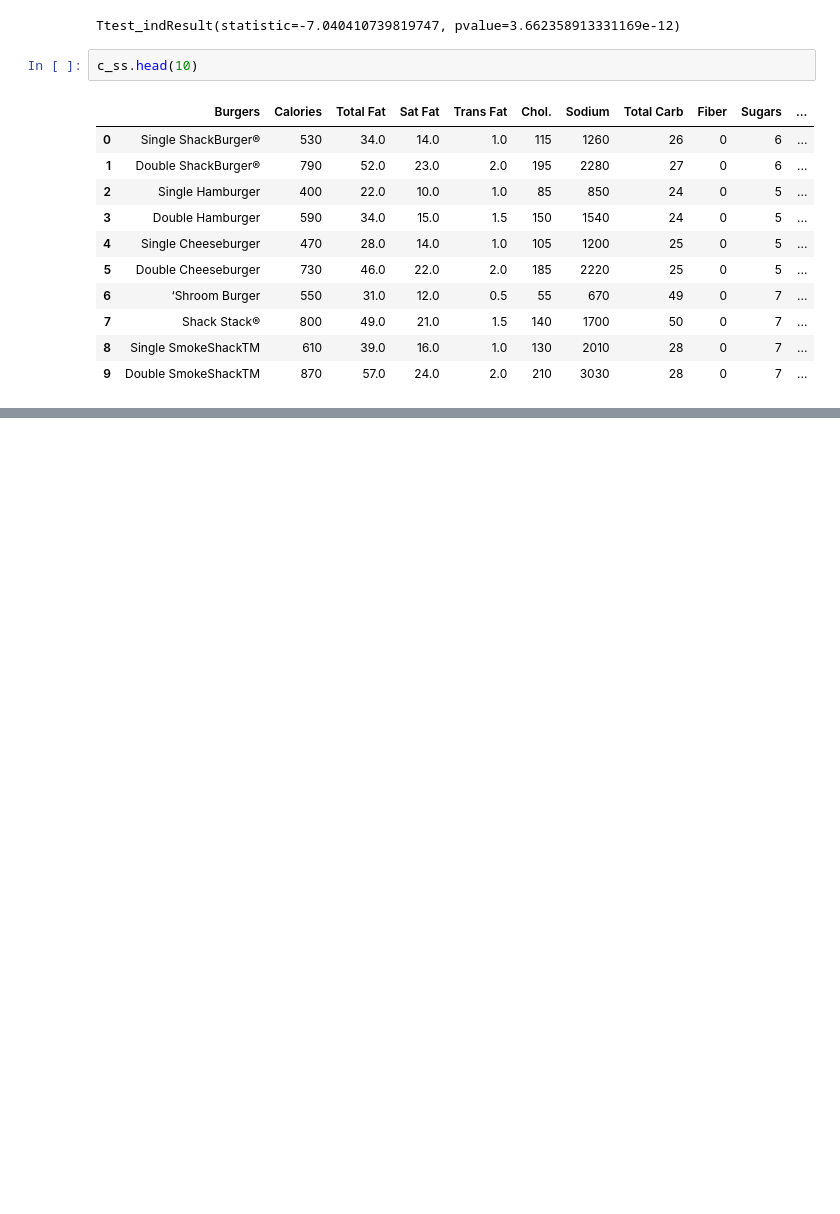
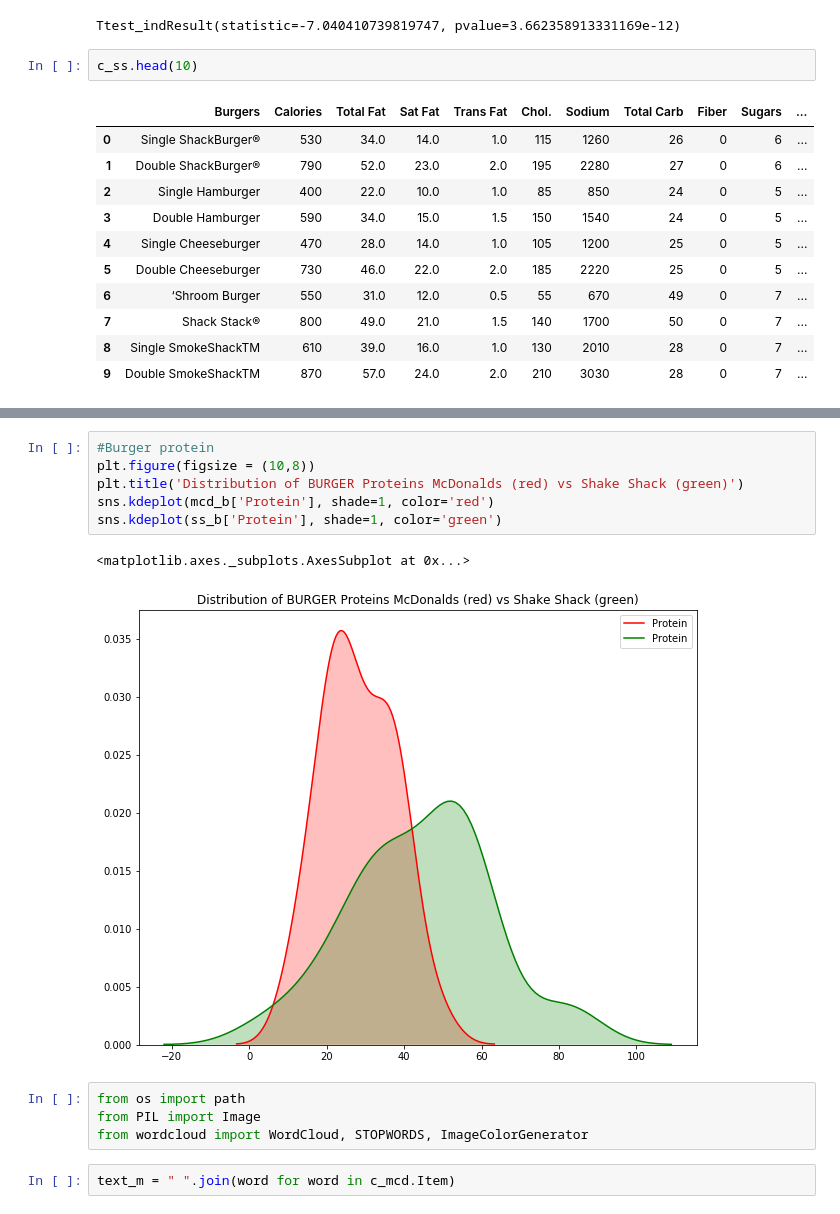
Before and after one commit to agorina91/burgers, a Jupyter notebook: Burger_Statistics.ipynb, the cells around one changed output, grey strips where cells are left out. Drawn from its saved outputs; the diff is of its cells as text; blank space fills up the shorter version.

```diff
--- a/Burger_Statistics.ipynb
+++ b/Burger_Statistics.ipynb
@@ -361,0 +432,15 @@ c_mcd.head(10)
+# %%
+#Burger protein
+plt.figure(figsize = (10,8))
+plt.title('Distribution of BURGER Proteins McDonalds (red) vs Shake Shack (green)')
+sns.kdeplot(mcd_b['Protein'], shade=1, color='red')
+sns.kdeplot(ss_b['Protein'], shade=1, color='green')
+# %% [output]
+<matplotlib.axes._subplots.AxesSubplot at 0x...>
+[figure, added]
+# %%
+from os import path
+from PIL import Image
+from wordcloud import WordCloud, STOPWORDS, ImageColorGenerator
+# %%
+text_m = " ".join(word for word in c_mcd.Item)
```
Also changed, not shown: parts of 11 cells of this notebook.
